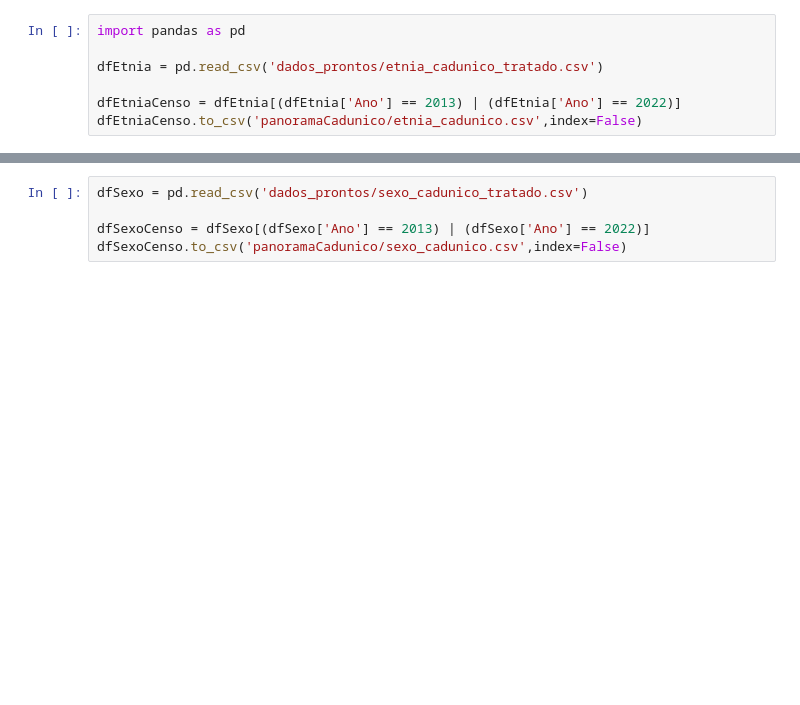
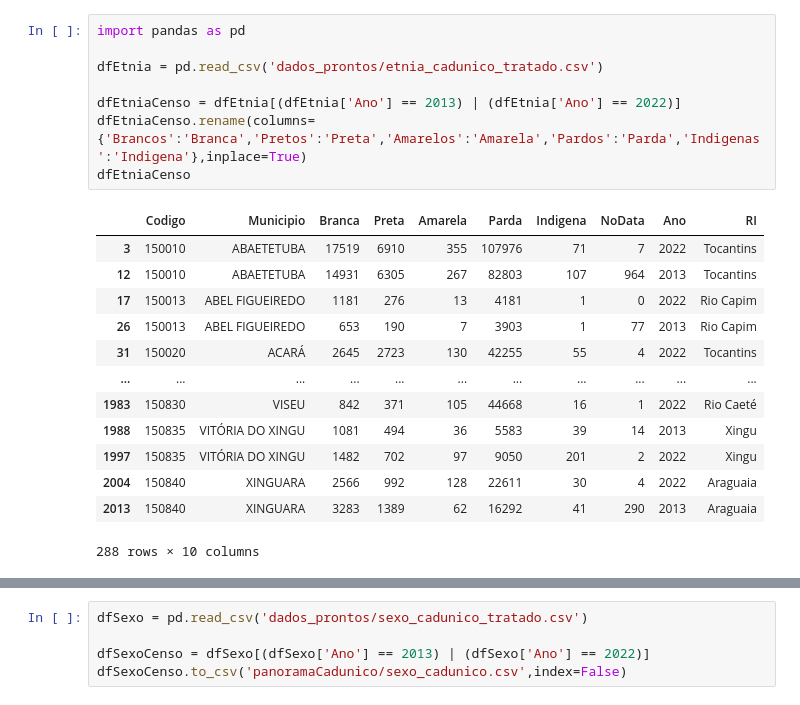
Before and after one commit to FabricioNascimentop/Artigo, a Jupyter notebook: cadunico/app.ipynb, the cells around one changed output, grey strips where cells are left out. Drawn from its saved outputs; the diff is of its cells as text; blank space fills up the shorter version.

```diff
--- a/cadunico/app.ipynb
+++ b/cadunico/app.ipynb
@@ -1,7 +1,22 @@
 # %%
 import pandas as pd
 
 dfEtnia = pd.read_csv('dados_prontos/etnia_cadunico_tratado.csv')
 
 dfEtniaCenso = dfEtnia[(dfEtnia['Ano'] == 2013) | (dfEtnia['Ano'] == 2022)]
-dfEtniaCenso.to_csv('panoramaCadunico/etnia_cadunico.csv',index=False)
+dfEtniaCenso.rename(columns={'Brancos':'Branca','Pretos':'Preta','Amarelos':'Amarela','Pardos':'Parda','Indigenas':'Indigena'},inplace=True)
+dfEtniaCenso
+# %% [output]
+|  | Codigo | Municipio | Branca | Preta | Amarela | Parda | Indigena | NoData | Ano | RI |
+| 3 | 150010 | ABAETETUBA | 17519 | 6910 | 355 | 107976 | 71 | 7 | 2022 | Tocantins |
+| 12 | 150010 | ABAETETUBA | 14931 | 6305 | 267 | 82803 | 107 | 964 | 2013 | Tocantins |
+| 17 | 150013 | ABEL FIGUEIREDO | 1181 | 276 | 13 | 4181 | 1 | 0 | 2022 | Rio Capim |
+| 26 | 150013 | ABEL FIGUEIREDO | 653 | 190 | 7 | 3903 | 1 | 77 | 2013 | Rio Capim |
+| 31 | 150020 | ACARÁ | 2645 | 2723 | 130 | 42255 | 55 | 4 | 2022 | Tocantins |
+| ... | ... | ... | ... | ... | ... | ... | ... | ... | ... | ... |
+| 1983 | 150830 | VISEU | 842 | 371 | 105 | 44668 | 16 | 1 | 2022 | Rio Caeté |
+| 1988 | 150835 | VITÓRIA DO XINGU | 1081 | 494 | 36 | 5583 | 39 | 14 | 2013 | Xingu |
+| 1997 | 150835 | VITÓRIA DO XINGU | 1482 | 702 | 97 | 9050 | 201 | 2 | 2022 | Xingu |
+| 2004 | 150840 | XINGUARA | 2566 | 992 | 128 | 22611 | 30 | 4 | 2022 | Araguaia |
+| 2013 | 150840 | XINGUARA | 3283 | 1389 | 62 | 16292 | 41 | 290 | 2013 | Araguaia |
+288 rows × 10 columns
```
Also changed, not shown: parts of 4 cells of this notebook, 21 other files.
